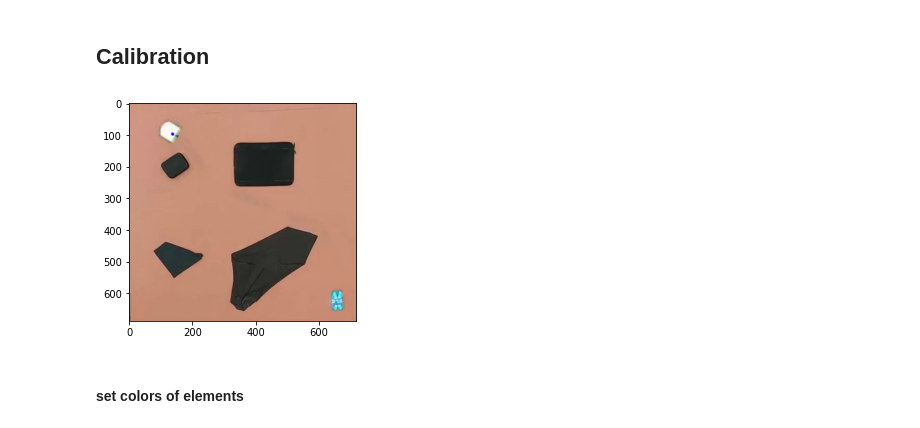
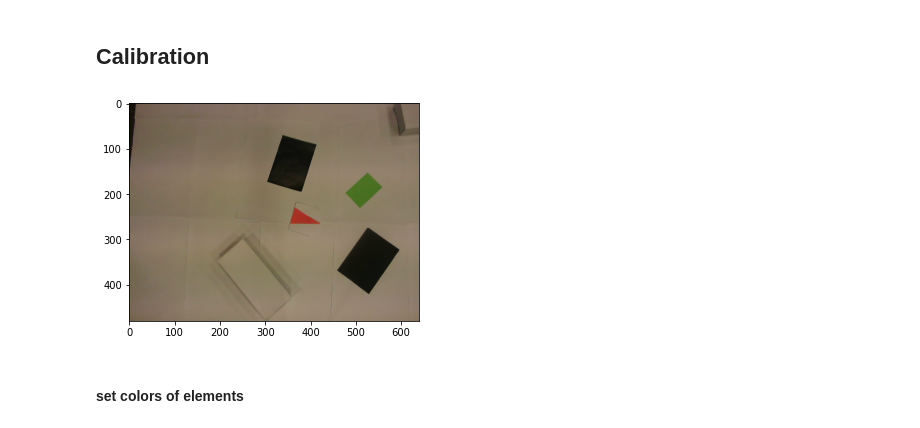
Before and after one commit to tgieruc/BOMR_2021, a Jupyter notebook: main.ipynb, the cells around one changed output. Drawn from its saved outputs; the diff is of its cells as text; code cells hidden in the pictures.

```diff
--- a/main.ipynb
+++ b/main.ipynb
@@ -27,11 +27,11 @@ from visualizer import get_visualization
 from movement import move
 from Kalman_filter import Kalman_filter
 import tdmclient.notebook
+from time import sleep
 
 %matplotlib inline
 
-vision = Vision("./src/test/example.png")
-kalman = Kalman_filter(vision)
+vision = Vision()
 path_planner = Path_planner()
 
 def pltshow(img):
@@ -45,8 +45,12 @@ vision.connect_camera(0)
+# %%
+for i in range(10):
+    sleep(0.05)
+    vision.update_frame()
 # %%
 vision.update_frame()
-im = plt.imshow(cv2.cvtColor(vision.actual_frame, cv2.COLOR_BGR2RGB))
+im = plt.imshow(vision.actual_frame)
 # %% [output]
-[figure, old version]
+[figure, new version]
 # %% [markdown]
 #### set colors of elements
 # %%
```
Also changed, not shown: parts of 6 cells of this notebook, 5 other files.
